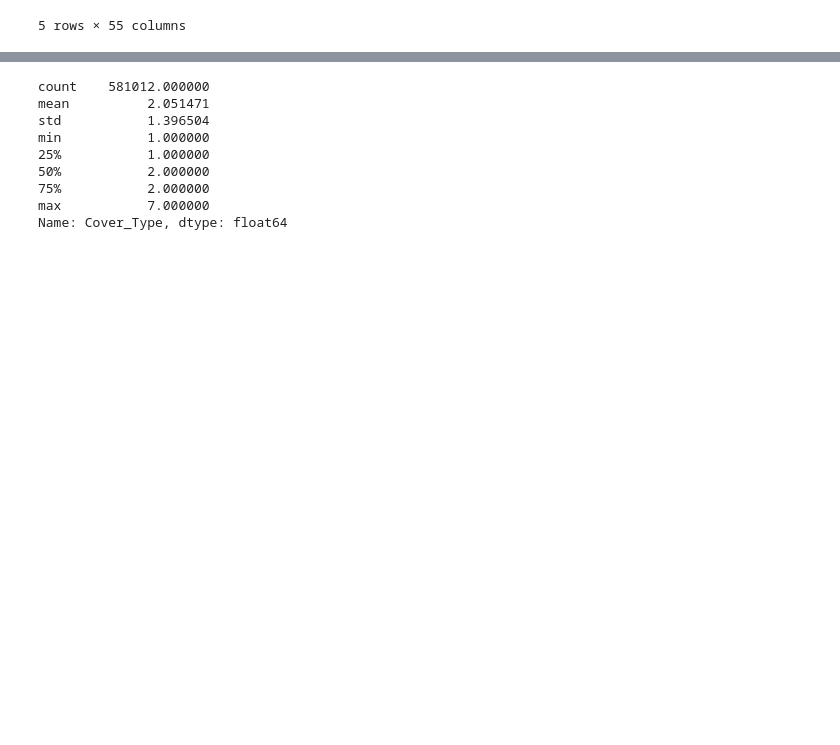
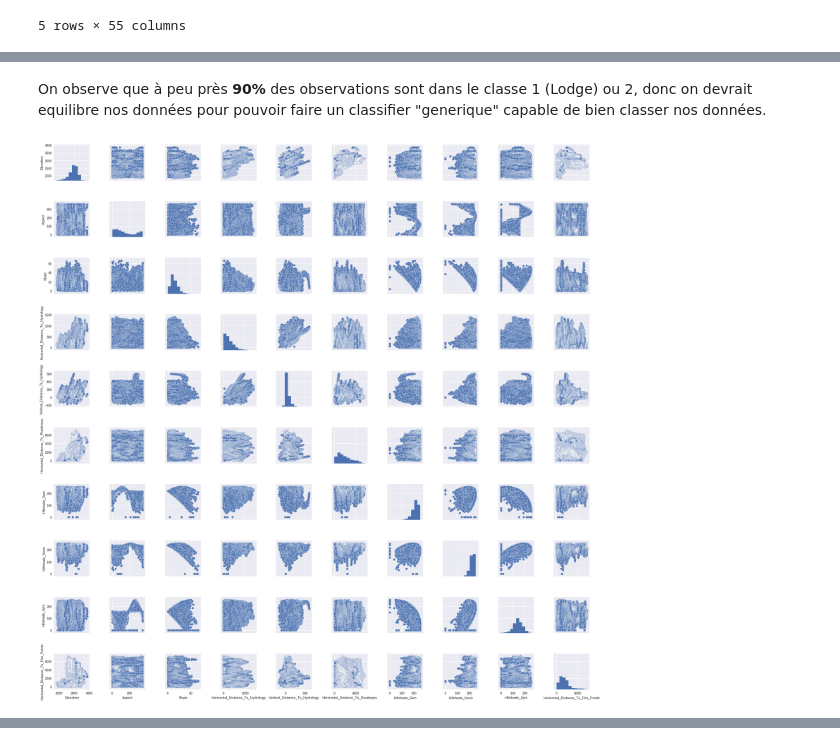
Before and after one commit to RomaricKanyamibwa/ForestCoverTypePrediction, a Jupyter notebook: ForestCoverTypePrediction.ipynb, the cells around one changed output, grey strips where cells are left out. Cells and saved outputs as stored; diff of their text form; code cells hidden in the pictures; blank space fills up the shorter version.

```diff
--- a/ForestCoverTypePrediction.ipynb
+++ b/ForestCoverTypePrediction.ipynb
@@ -46,3 +73,10 @@ covtype['Cover_Type'].hist()
+# %% [markdown]
+On observe que à peu près **90%** des  observations sont dans le classe 1 (Lodge) ou 2, donc on devrait equilibre nos données pour pouvoir faire un classifier "generique" capable de bien classer nos données.
+# %%
+size = 10
+sns.pairplot(covtype.iloc[:,:size]);
+# %% [output]
+[figure, added]
 # %%
 pd.set_option('display.max_columns', None) # we need to see all the columns
 covtype.describe()
@@ -56,15 +90,3 @@ covtype.describe()
 | 50% | 2996.000000 | 127.000000 | 13.000000 | 218.000000 | 30.000000 | 1997.000000 | ... |
 | 75% | 3163.000000 | 260.000000 | 18.000000 | 384.000000 | 69.000000 | 3328.000000 | ... |
 | max | 3858.000000 | 360.000000 | 66.000000 | 1397.000000 | 601.000000 | 7117.000000 | ... |
-# %%
-covtype['Cover_Type'].describe()
-# %% [output]
-count    581012.000000
-mean          2.051471
-std           1.396504
-min           1.000000
-25%           1.000000
-50%           2.000000
-75%           2.000000
-max           7.000000
-Name: Cover_Type, dtype: float64
```
Also changed, not shown: parts of 11 cells of this notebook.
